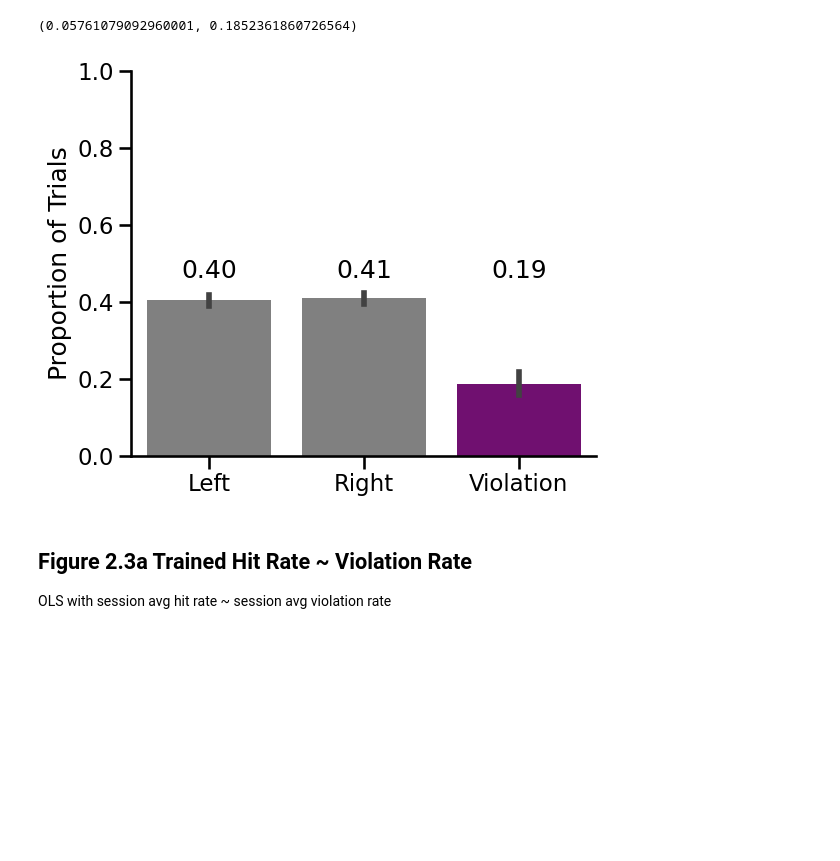
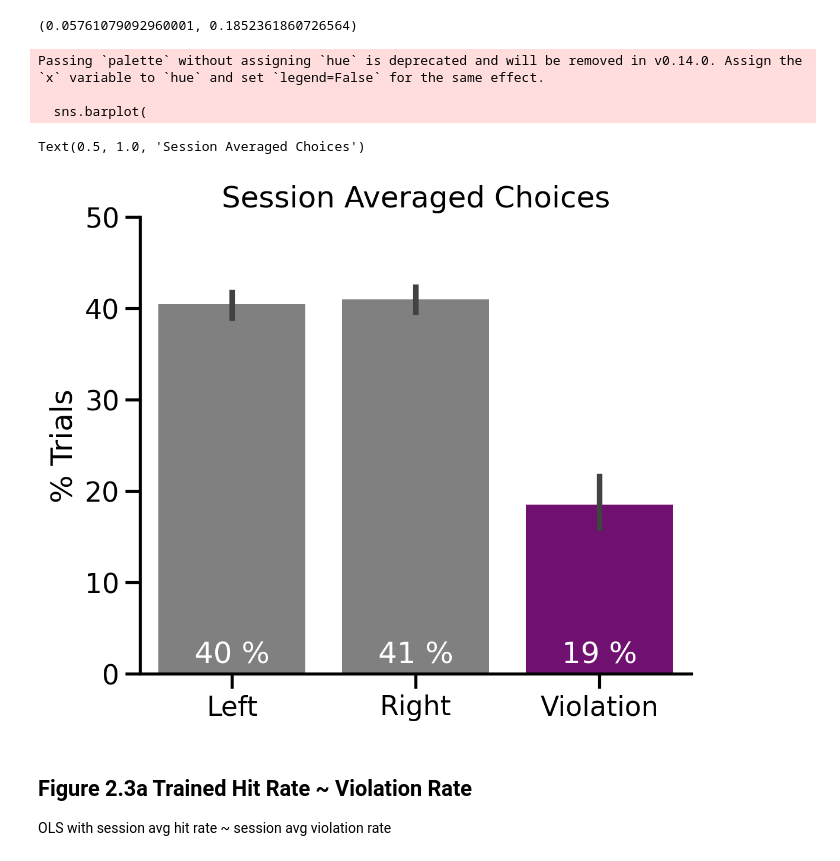
Before and after one commit to jess-breda/violations-multinomial, a Jupyter notebook: notebooks/meetings/2024_02_23_dennis_lab_meeting.ipynb, the cells around one changed output. Saved outputs shown, nothing was run; the diff lists cells and outputs as text; code cells hidden in the pictures; blank space fills up the shorter version.

```diff
--- a/notebooks/meetings/2024_02_23_dennis_lab_meeting.ipynb
+++ b/notebooks/meetings/2024_02_23_dennis_lab_meeting.ipynb
@@ -163,16 +163,14 @@ sns.despine()
 ## Load in
 # %%
 full_df = (
-    DatasetLoader(
-        animal_ids=ANIMAL_IDS, data_type="new_all", relative_data_path="../../data"
-    )
+    DatasetLoader(animal_ids=ANIMAL_IDS, data_type="new_all", data_path="../../data")
     .load_data()
     .query("animal_id != 'W082'")
     .copy()
 )
 trained_df = (
     DatasetLoader(
-        animal_ids=ANIMAL_IDS, data_type="new_trained", relative_data_path="../../data"
+        animal_ids=ANIMAL_IDS, data_type="new_trained", data_path="../../data"
     )
     .load_data()
     .query("animal_id != 'W082'")
@@ -275,40 +273,48 @@ merged_data = pd.merge(grouped_data, total_count_per_animal, on="animal_id")
 merged_data["proportion"] = merged_data["count"] / merged_data["total_count"]
 choice_mapping = {0: "Left", 1: "Right", 2: "Violation"}
 merged_data["choice_label"] = merged_data["choice_cat"].map(choice_mapping)
+# %%
+merged_data["percentage"] = merged_data["proportion"] * 100
 # %%
 sns.set_context("talk")
-fig, ax = plt.subplots(figsize=(6, 5))
+fig, ax = plt.subplots(figsize=(6, 5), dpi=200)
 sns.barplot(
     x="choice_label",
-    y="proportion",
+    y="percentage",
     data=merged_data,
     palette=["grey", "grey", "purple"],
     ax=ax,
 )
 
 ax.set(
     xlabel="",
-    ylabel="Proportion of Trials",
-    ylim=(0, 1),
+    ylabel="% Trials",
+    ylim=(0, 50),
 )
 
 
 hue_order = sorted(
     merged_data["choice_cat"].unique(),
 )
 
 
 for bar in ax.patches:
     ax.text(
         bar.get_x() + bar.get_width() / 2,
-        0.45,
-        f"{bar.get_height():.2f}",  # Format to 2 decimal places
+        0.5,
+        f"{bar.get_height():.0f} %",  # Format to 2 decimal places
         ha="center",
         va="bottom",
+        color="white",
     )
 sns.despine()
+ax.set_title("Session Averaged Choices")
 # %% [output]
+Passing `palette` without assigning `hue` is deprecated and will be removed in v0.14.0. Assign the `x` variable to `hue` and set `legend=False` for the same effect.
+
+  sns.barplot(
+Text(0.5, 1.0, 'Session Averaged Choices')
-[figure, old version]
+[figure, new version]
 # %% [markdown]
 ## Figure 2.3a Trained Hit Rate ~ Violation Rate
 
```
Also changed, not shown: parts of 5 cells of this notebook.
